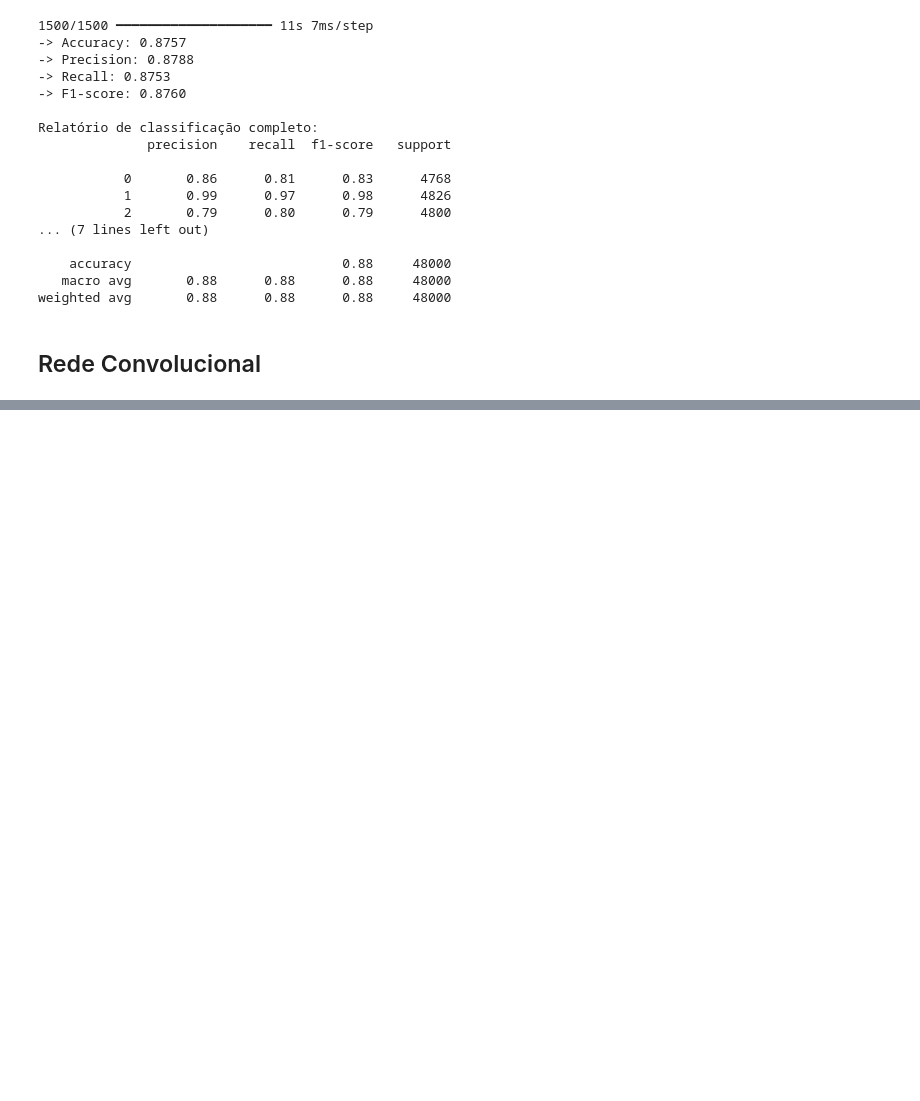
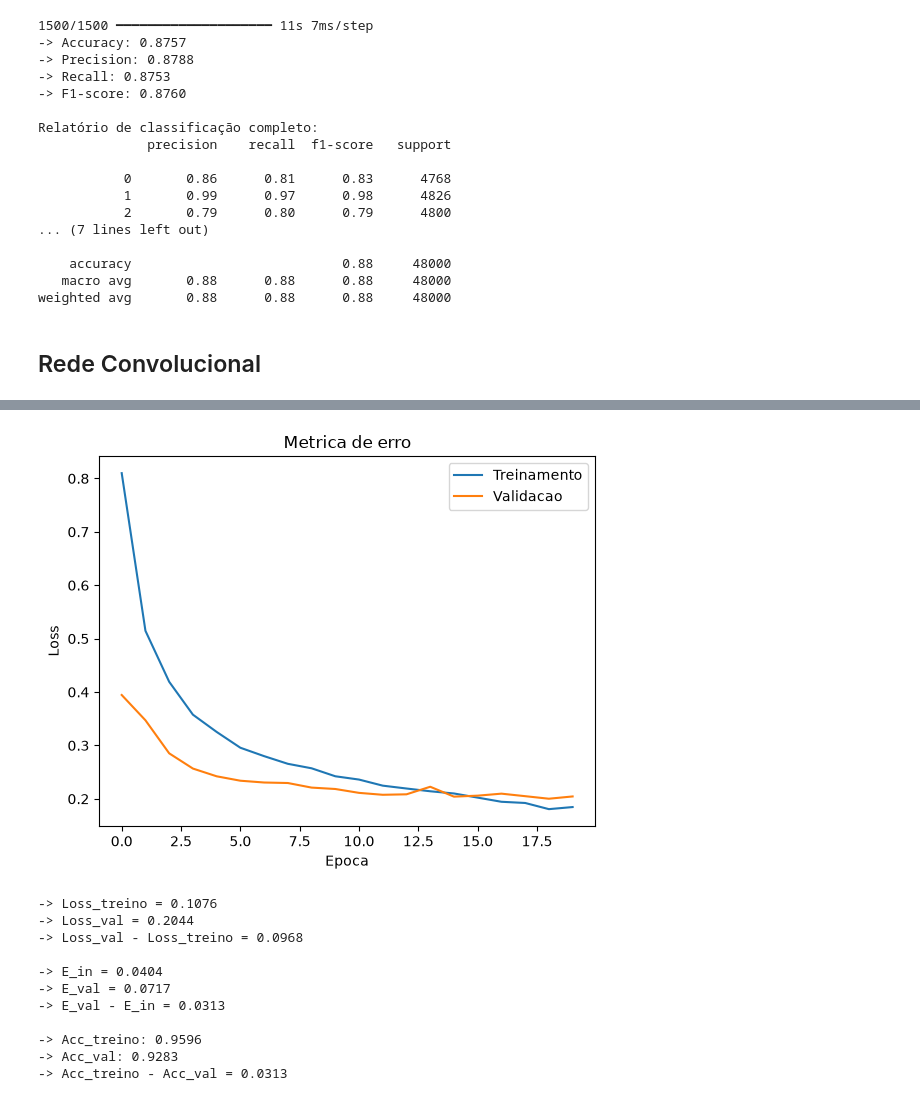
Before and after one commit to sergiocaua311/Deep-Learning, a Jupyter notebook: questao_tres.ipynb, the cells around one changed output, grey strips where cells are left out. Drawn from its saved outputs; the diff is of its cells as text; code cells hidden in the pictures; blank space fills up the shorter version.

```diff
--- a/questao_tres.ipynb
+++ b/questao_tres.ipynb
@@ -506,3 +506,47 @@ Epoch 20/20
 1500/1500 ━━━━━━━━━━━━━━━━━━━━ 32s 21ms/step - accuracy: 0.9328 - loss: 0.1846 - val_accuracy: 0.9283 - val_loss: 0.2044
 # %%
 modelo.save('modelo_cnn.keras')
+# %%
+plt.plot(historico.history['loss'])
+plt.plot(historico.history['val_loss'])
+plt.title('Metrica de erro')
+plt.ylabel('Loss')
+plt.xlabel('Epoca')
+plt.legend(['Treinamento', 'Validacao'])
+plt.show()
+
+X_treino = X_treino.reshape(-1, 28, 28, 1)
+X_val = X_val.reshape(-1, 28, 28, 1)
+
+
+loss_train, acc_train = modelo.evaluate(X_treino, y_treino, batch_size=32, verbose=0)
+
+loss_val, acc_val = modelo.evaluate(X_val, y_val, batch_size=32, verbose=0)
+
+e_in = 1 - acc_train
+e_val = 1 - acc_val
+
+print(f"\n-> Loss_treino = {loss_train:.4f}")
+print(f"-> Loss_val = {loss_val:.4f}")
+print(f"-> Loss_val - Loss_treino = {loss_val - loss_train:.4f}\n")
+
+print(f"-> E_in = {e_in:.4f}")
+print(f"-> E_val = {e_val:.4f}")
+print(f"-> E_val - E_in = {e_val - e_in:.4f}\n")
+
+print(f'-> Acc_treino: {acc_train:.4f}')
+print(f'-> Acc_val: {acc_val:.4f}')
+print(f"-> Acc_treino - Acc_val = {acc_train - acc_val:.4f}")
+# %% [output]
+[figure, added]
+-> Loss_treino = 0.1076
+-> Loss_val = 0.2044
+-> Loss_val - Loss_treino = 0.0968
+
+-> E_in = 0.0404
+-> E_val = 0.0717
+-> E_val - E_in = 0.0313
+
+-> Acc_treino: 0.9596
+-> Acc_val: 0.9283
+-> Acc_treino - Acc_val = 0.0313
```
Also changed, not shown: parts of 4 cells of this notebook.
